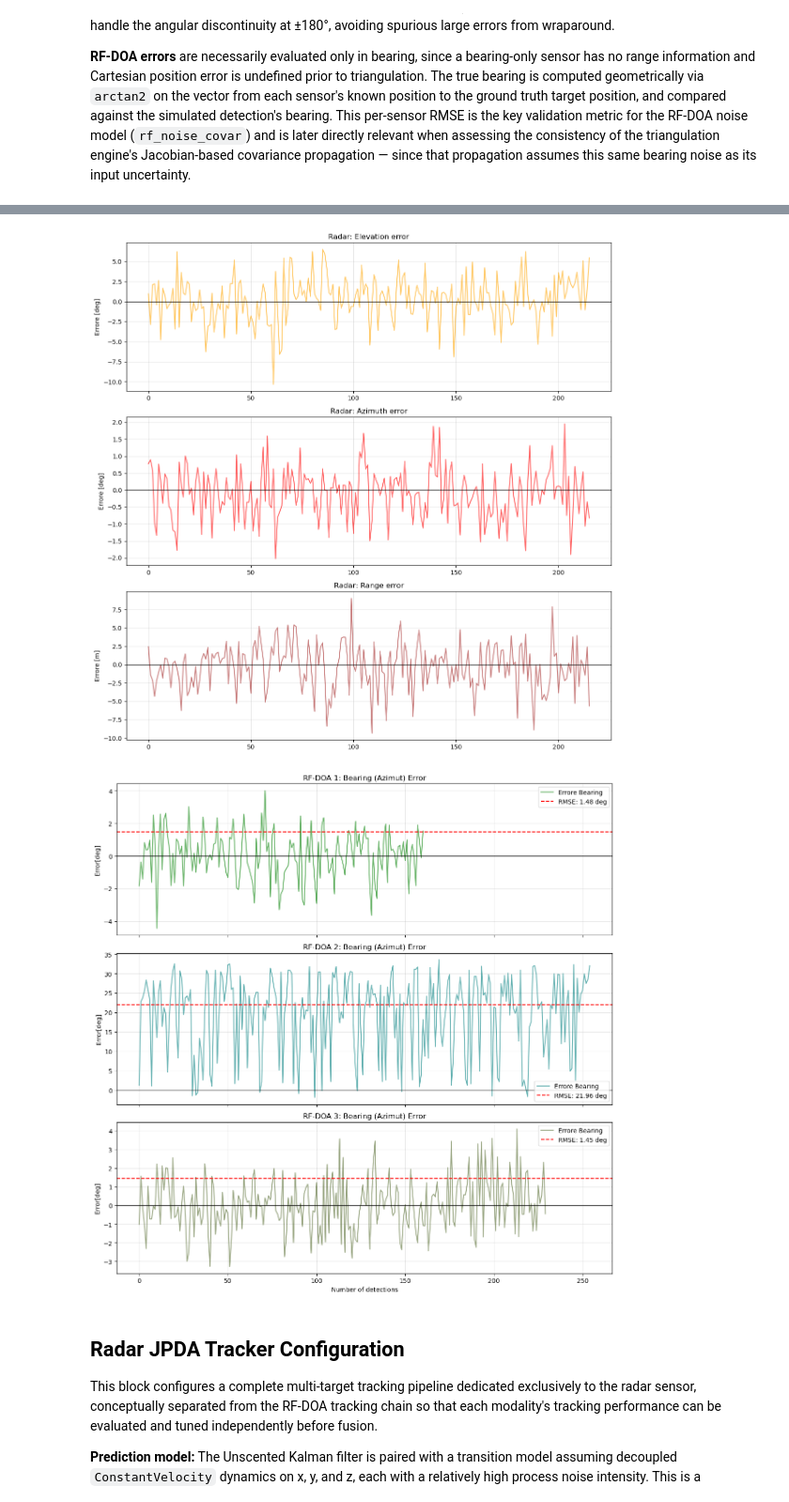
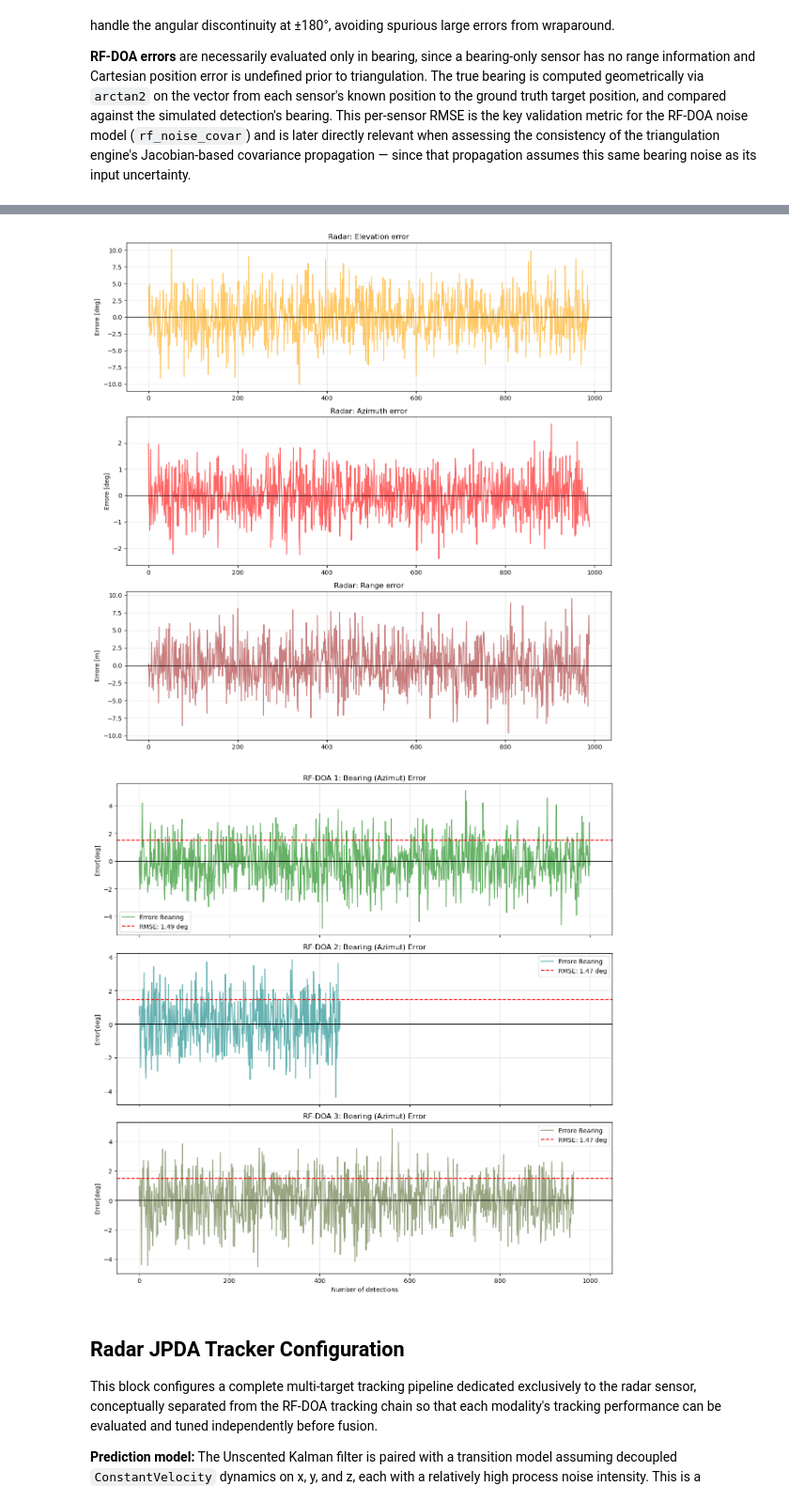
Before and after one commit to UmbertoMaffei/Multi-Sensor-Data-Fusion-for-Multi-Target-Drone-Tracking-in-Counter-UAS-Applications, a Jupyter notebook: SS_examples/3RF_RADAR_v3.ipynb, the cells around one changed output, grey strips where cells are left out. Shown at 94% size. Saved outputs shown, nothing was run; the diff lists cells and outputs as text; code cells hidden in the pictures.

```diff
--- a/SS_examples/3RF_RADAR_v3.ipynb
+++ b/SS_examples/3RF_RADAR_v3.ipynb
@@ -99,16 +99,17 @@ This parameters define important specification about the ground truth trajectori
 # %%
 # Ground Truth Simulation params
 
-q = 1.0
+q_radar = 1.0   # noise std dev of RADAR's predictor
+q_rfdoa = 1.0  # noise std dev of RFDOAs' predictors
 start_time = datetime.now()
-SEED = 53
+SEED = 11
 np.random.seed(SEED)
 random.seed(SEED)
 
 initial_number_targets = 1 # initial number of target
 birth_rate = 0        # new target spawn probability at each timestamp
 death_probability = 0  # death probability at each timestamp
-num_steps = 300        # simulated steps
+num_steps = 250        # simulated steps
 # %% [markdown]
 ## Sensor parameters
 
@@ -128,12 +129,14 @@ Once a signal is successfully detected, the sensor estimates its Direction of Ar
 radar_ele_nois_std_dev = 3 # radar elevation nois std dev
 radar_azi_nois_std_dev = 0.8 # radar azimuth nois std dev
 radar_ran_nois_std_dev = 3 # radar range nois std dev
-radar_max_range = 4000     # rfdoa max range
-Pd_radar = 0.95              # Probability of detection
+radar_max_range = 4000     # radar max range
+Pd_radar = 0.95            # Probability of detection
+radar_clutter_rate = 0.2   # Probability of FA
 
 rfdoa_azi_nois_std_dev = 1.5 # rfdoa azimuth nois std dev
 rfdoa_max_range = 4500       # rfdoa max range
 Pd_rfdoa = 0.80              # Probability of detection
+rfdoa_clutter_rate = 0.2   # Probability of FA
 
 # Soglia di deduplicazione spaziale post-triangolazione.
 TRIANG_DEDUP_DIST = 300  # [m]
@@ -164,13 +167,13 @@ rfdoa_clutter_params = (
 )
 
 radar_clutter_model = ClutterModel(
-    clutter_rate = 0.2,
+    clutter_rate = radar_clutter_rate,
     distribution = np.random.default_rng().uniform,
     dist_params = radar_clutter_params
 )
 
 rfdoa_clutter_model = ClutterModel(
-    clutter_rate = 0.2,
+    clutter_rate = rfdoa_clutter_rate,
     distribution = np.random.default_rng().uniform,
     dist_params = rfdoa_clutter_params
 )
@@ -419,8 +422,9 @@ gt_simulator_mixed = SwitchMultiTargetGroundTruthSimulator(
 )
 
 
-#gt_simulator = MultiDataFeeder([gt_simulator_spiral, gt_simulator_mixed, gt_simulator_knwtr, gt_simulator_csntvel])
-gt_simulator = gt_simulator_csntvel
+gt_simulator = MultiDataFeeder([gt_simulator_spiral, gt_simulator_mixed, gt_simulator_knwtr, gt_simulator_csntvel])
+#gt_simulator = MultiDataFeeder([gt_simulator_spiral, gt_simulator_knwtr, gt_simulator_csntvel])
+#gt_simulator = gt_simulator_csntvel
 # %% [markdown]
 ## Detection simulators
 
@@ -909,7 +913,7 @@ err_r_el, err_r_az, err_r_range = [], [], []
 # RF-DOA error storage (using a dictionary for the 3 sensors)
 rfdoa_error_data = {
     "RF-DOA 1": {"errors": [], "pos": np.array([700, 2300]), "dets": rfdoa1_true},
-    "RF-DOA 2": {"errors": [], "pos": np.array([-2300, 800]), "dets": rfdoa2_true},
+    "RF-DOA 2": {"errors": [], "pos": np.array([-2300, -800]), "dets": rfdoa2_true},
     "RF-DOA 3": {"errors": [], "pos": np.array([1600, -1500]), "dets": rfdoa3_true},
 }
 
@@ -1097,5 +1101,5 @@ RF-DOA 3 - Bearing error -> Max: 4.095 deg, Min: 0.000 deg
-[figure, old version]
+[figure, new version]
-[figure, old version]
+[figure, new version]
 # %% [markdown]
 ## Radar JPDA Tracker Configuration
 
```
Also changed, not shown: parts of 25 cells of this notebook.
